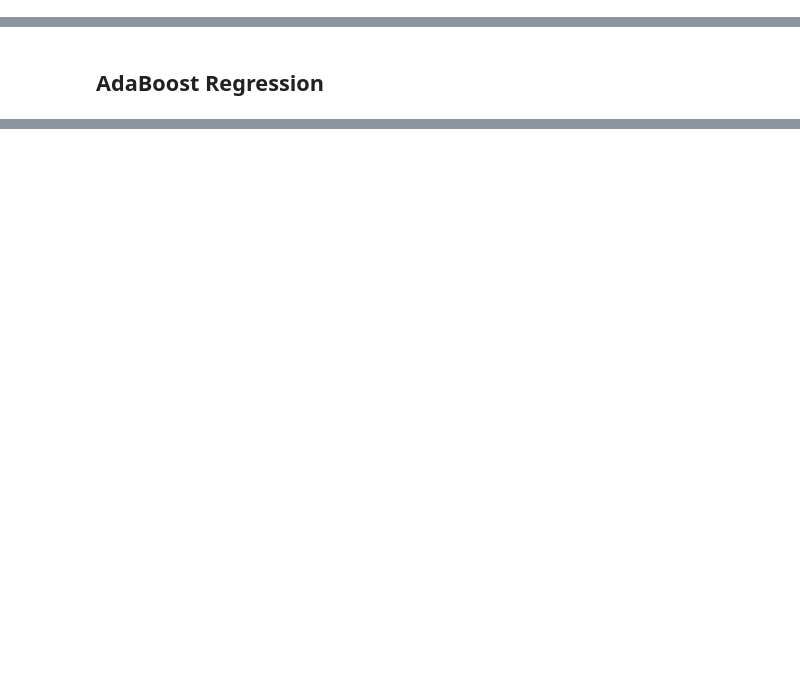
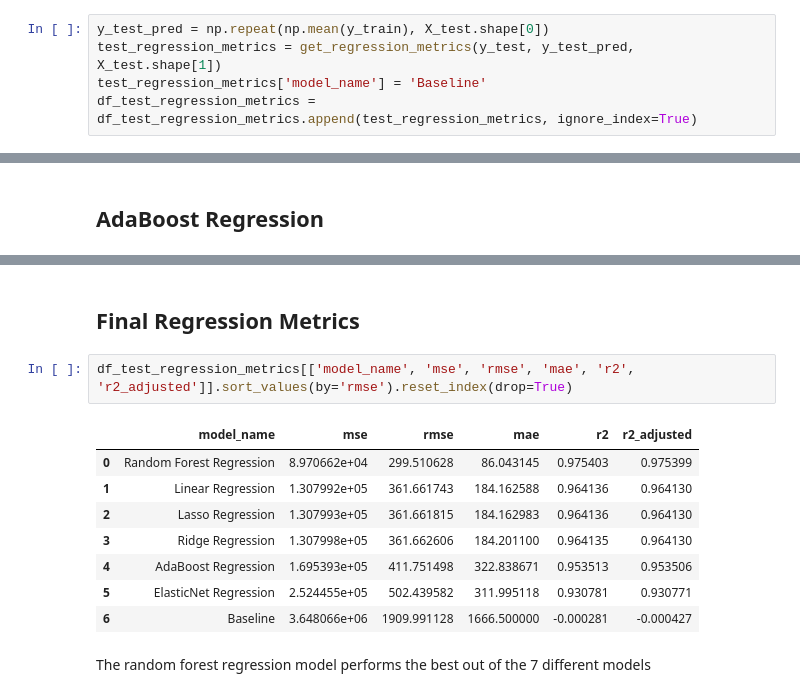
Before and after one commit to ngweiern/ga-dsi-capstone, a Jupyter notebook: code/02a-modeling-every-time-point.ipynb, the cells around one changed output, grey strips where cells are left out. Cells and saved outputs as stored; diff of their text form; blank space fills up the shorter version.

```diff
--- a/code/02a-modeling-every-time-point.ipynb
+++ b/code/02a-modeling-every-time-point.ipynb
@@ -286,0 +277,5 @@ X_train, X_test, y_train, y_test = train_test_split(X, y, test_size=0.2, random_
+# %%
+y_test_pred = np.repeat(np.mean(y_train), X_test.shape[0])
+test_regression_metrics = get_regression_metrics(y_test, y_test_pred, X_test.shape[1])
+test_regression_metrics['model_name'] = 'Baseline'
+df_test_regression_metrics = df_test_regression_metrics.append(test_regression_metrics, ignore_index=True)
@@ -704,0 +627,15 @@ KeyboardInterrupt:
+# %% [markdown]
+## Final Regression Metrics
+# %%
+df_test_regression_metrics[['model_name', 'mse', 'rmse', 'mae', 'r2', 'r2_adjusted']].sort_values(by='rmse').reset_index(drop=True)
+# %% [output]
+|  | model_name | mse | rmse | mae | r2 | r2_adjusted |
+| 0 | Random Forest Regression | 8.970662e+04 | 299.510628 | 86.043145 | 0.975403 | 0.975399 |
+| 1 | Linear Regression | 1.307992e+05 | 361.661743 | 184.162588 | 0.964136 | 0.964130 |
+| 2 | Lasso Regression | 1.307993e+05 | 361.661815 | 184.162983 | 0.964136 | 0.964130 |
+| 3 | Ridge Regression | 1.307998e+05 | 361.662606 | 184.201100 | 0.964135 | 0.964130 |
+| 4 | AdaBoost Regression | 1.695393e+05 | 411.751498 | 322.838671 | 0.953513 | 0.953506 |
+| 5 | ElasticNet Regression | 2.524455e+05 | 502.439582 | 311.995118 | 0.930781 | 0.930771 |
+| 6 | Baseline | 3.648066e+06 | 1909.991128 | 1666.500000 | -0.000281 | -0.000427 |
+# %% [markdown]
+The random forest regression model performs the best out of the 7 different models
```
Also changed, not shown: parts of 27 cells of this notebook, 17 other files.
